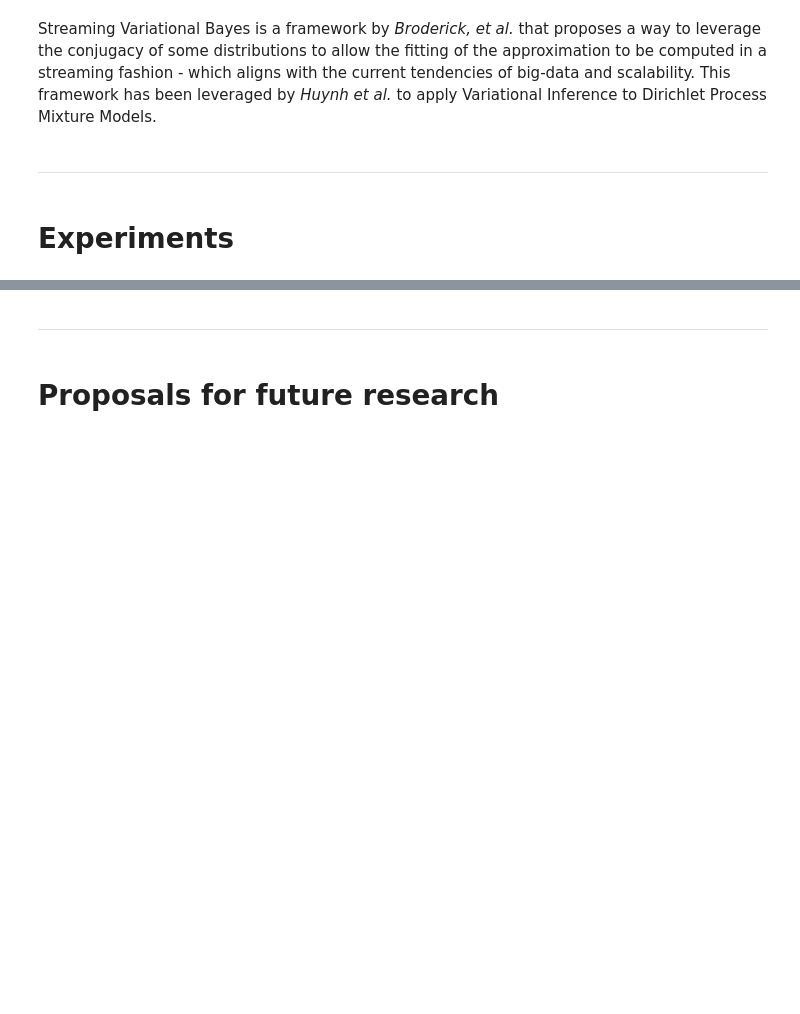
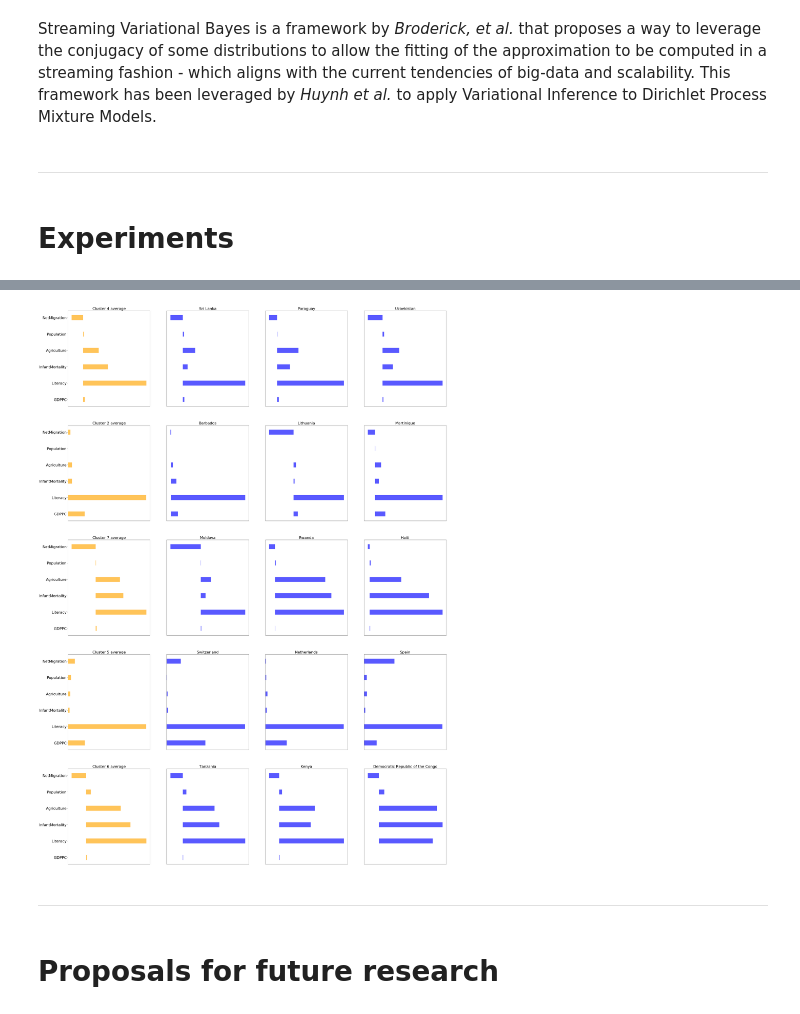
Before and after one commit to colobas/dirichlet-process-mixture-models, a Jupyter notebook: dpmm.ipynb, the cells around one changed output, grey strips where cells are left out. Drawn from its saved outputs; the diff is of its cells as text; code cells hidden in the pictures; blank space fills up the shorter version.

```diff
--- a/dpmm.ipynb
+++ b/dpmm.ipynb
@@ -331,3 +376,46 @@ I'll be using the great [Edward library](http://edwardlib.org/), designed by Dav
+# %%
+for col in cols_of_interest:
+    if col != "NetMigration":
+        df[col] = MinMaxScaler(feature_range=(0,1)).fit_transform(df[col])
+    else:
+        df[col] = MinMaxScaler(feature_range=(-1,1)).fit_transform(df[col])
+# %%
+def plot_country(ax, country, cluster_key=None):
+    x = np.arange(len(cols_of_interest))
+
+    if cluster_key != None:
+        rows = df.loc[df["Name"].isin(grouped[cluster_key])][cols_of_interest].values
+        y = np.mean(rows, axis=0)
+        country = "Cluster {} average".format(cluster_key)
+        ax.set_yticks(x)
+        ax.set_yticklabels(cols_of_interest, fontsize=22)
+        color="orange"
+    else:
+        y = df.loc[df["Name"] == country][cols_of_interest].values.flatten()
+        ax.tick_params(axis="y", which="both", left="off", right="off", labelleft="off")
+        color="blue"
+
+    ax.tick_params(axis="x", which="both", bottom="off", top="off", labelbottom="off")
+    ax.set_title(country, fontsize=22)
+    ax.barh(x, y, height=0.3, alpha=0.65, color=color)
+
+
+def plot_cluster(axs, key):
+    countries = np.random.choice(grouped[key], size=3, replace=False)
+    for ax, country in zip(axs[1:4], countries):
+        plot_country(ax, country)
+    plot_country(axs[0],"", key)
+# %%
+fig, axs_ = plt.subplots(5,4,figsize=(40,60))
+# %%
+top_5 = sorted(grouped.items(), key=lambda x: len(x[1]), reverse=True)[:5]
+# %%
+for (cluster,_), axs in zip(top_5, axs_):
+    plot_cluster(axs, cluster)
+
+plt.show()
+# %% [output]
+[figure, added]
 # %% [markdown]
 ---
 # %% [markdown]
```
Also changed, not shown: parts of 12 cells of this notebook, 3 other files.
